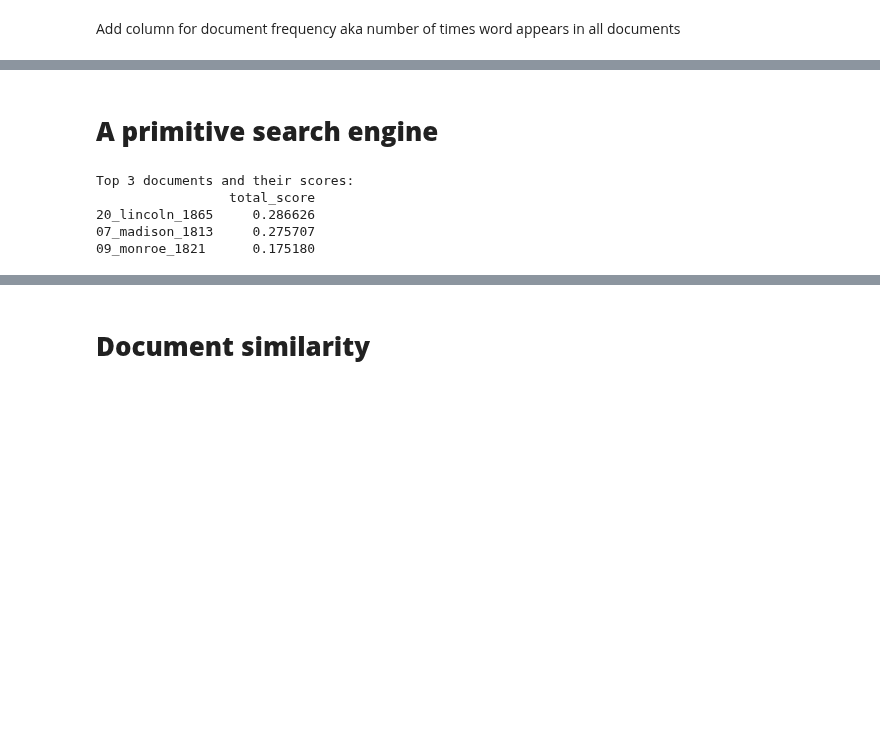
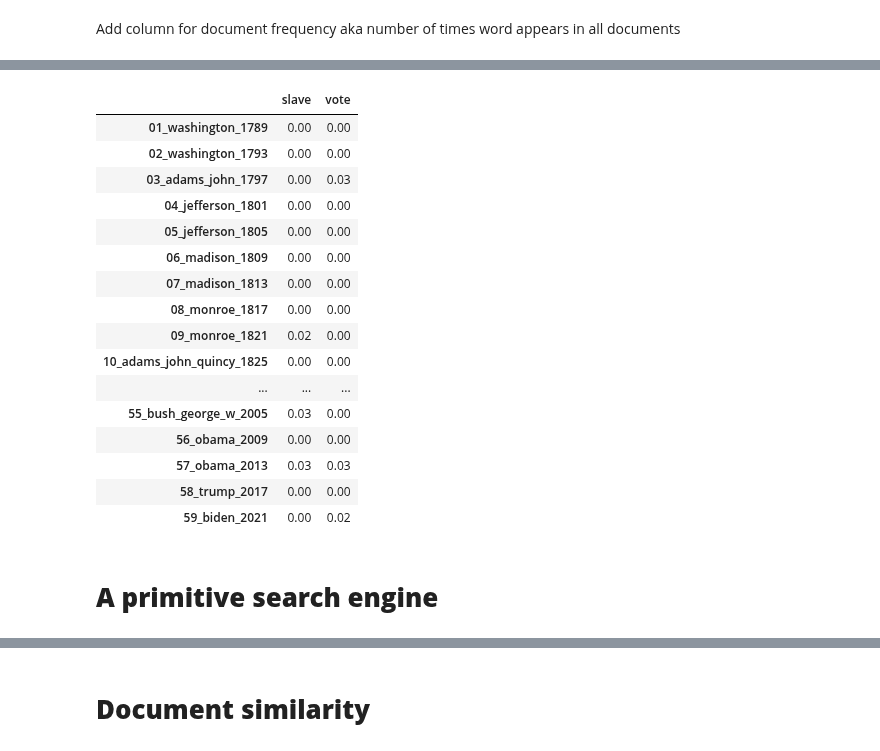
Before and after one commit to alex-smith-uwec/NLP_Spring2025, a Jupyter notebook: Inauguration_TF_IDF_Scikit_Learn.ipynb, the cells around one changed output, grey strips where cells are left out. Saved outputs shown, nothing was run; the diff lists cells and outputs as text; code cells hidden in the pictures; blank space fills up the shorter version.

```diff
--- a/Inauguration_TF_IDF_Scikit_Learn.ipynb
+++ b/Inauguration_TF_IDF_Scikit_Learn.ipynb
@@ -121,32 +183,23 @@ tfidf_slice.sort_index().round(decimals=2)
 # %%
-tfidf_slice = tfidf_df[['fought','liberty', 'freedom']]
+tfidf_slice = tfidf_df[['slave','vote']]
 tfidf_slice.sort_index().round(decimals=2)
+# %% [output]
+|  | slave | vote |
+| 01_washington_1789 | 0.00 | 0.00 |
+| 02_washington_1793 | 0.00 | 0.00 |
+| 03_adams_john_1797 | 0.00 | 0.03 |
+| 04_jefferson_1801 | 0.00 | 0.00 |
+| 05_jefferson_1805 | 0.00 | 0.00 |
+| 06_madison_1809 | 0.00 | 0.00 |
+| 07_madison_1813 | 0.00 | 0.00 |
+| 08_monroe_1817 | 0.00 | 0.00 |
+| 09_monroe_1821 | 0.02 | 0.00 |
+| 10_adams_john_quincy_1825 | 0.00 | 0.00 |
+| ... | ... | ... |
+| 55_bush_george_w_2005 | 0.03 | 0.00 |
+| 56_obama_2009 | 0.00 | 0.00 |
+| 57_obama_2013 | 0.03 | 0.03 |
+| 58_trump_2017 | 0.00 | 0.00 |
+| 59_biden_2021 | 0.00 | 0.02 |
 # %% [markdown]
 # **A primitive search engine**
-# %%
-# Slice for specific words and explicitly create a copy to avoid SettingWithCopyWarning
-tfidf_slice = tfidf_df[['time', 'honor', 'war']].copy()
-
-# Sum the TF-IDF scores for the selected words in each document
-tfidf_slice['total_score'] = tfidf_slice.sum(axis=1)
-
-
-# Sort documents by total_score in descending order to see which has the highest score
-sorted_docs = tfidf_slice.sort_values(by='total_score', ascending=False)
-
-# Get the index (document ID) of the document with the highest total_score
-best_fit_document_index = sorted_docs.index[0]
-
-
-# Select the top 3 documents
-top_documents = sorted_docs.head(3)
-
-# Display the indices (document IDs) and scores of the top 3 documents
-print("Top 3 documents and their scores:")
-print(top_documents[['total_score']])
-# %% [output]
-Top 3 documents and their scores:
-                 total_score
-20_lincoln_1865     0.286626
-07_madison_1813     0.275707
-09_monroe_1821      0.175180
```
Also changed, not shown: parts of 25 cells of this notebook.
